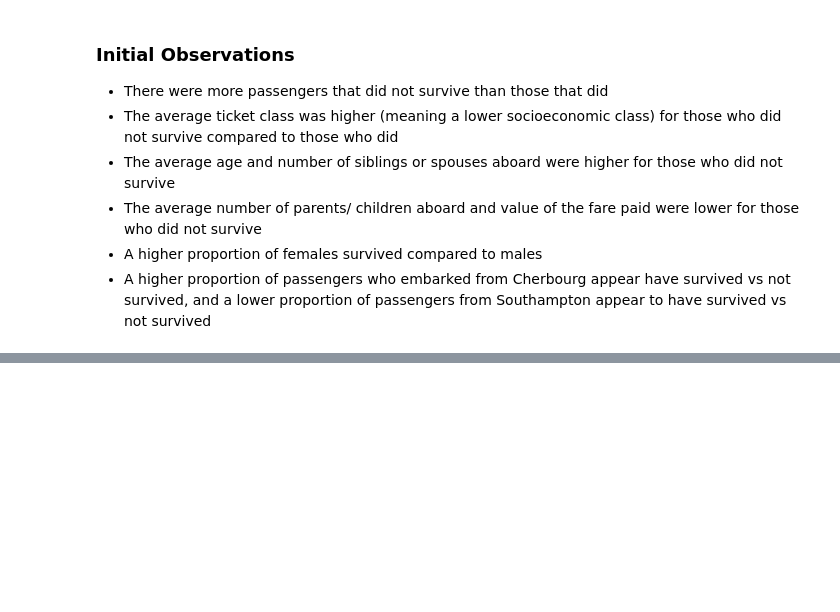
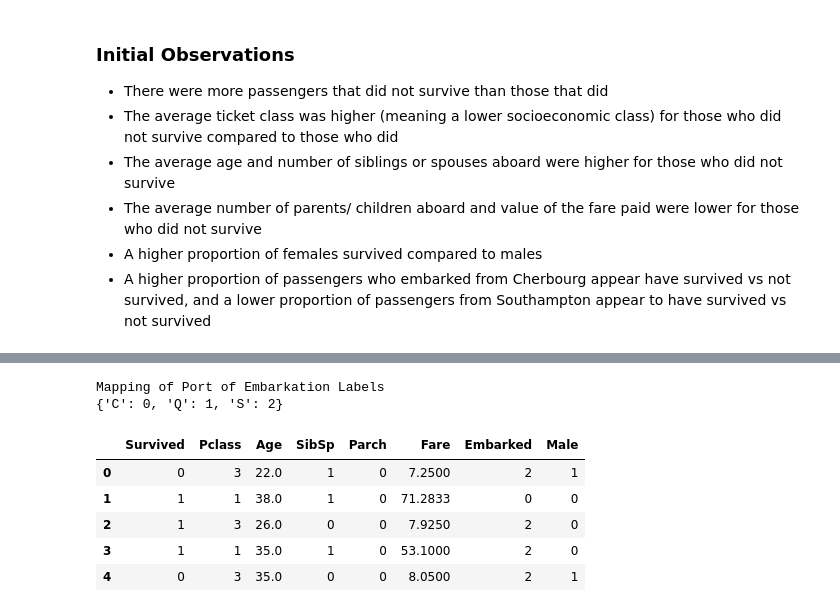
Before and after one commit to abarnes023/titanic-project, a Jupyter notebook: Survival_on_the_Titanic.ipynb, the cells around one changed output, grey strips where cells are left out. Cells and saved outputs as stored; diff of their text form; code cells hidden in the pictures; blank space fills up the shorter version.

```diff
--- a/Survival_on_the_Titanic.ipynb
+++ b/Survival_on_the_Titanic.ipynb
@@ -177,0 +193,18 @@ To analyze the data I will perform a logistic regression on the data, with 'Surv
+# %%
+# Use label encoder to change ports of embarkation to categorical numbers
+le = preprocessing.LabelEncoder()
+le.fit(titanic['Embarked'])
+le_embarked_map = dict(zip(le.classes_, le.transform(le.classes_)))
+print('Mapping of Port of Embarkation Labels')
+print(le_embarked_map)
+titanic['Embarked'] = le.transform(titanic['Embarked'])
+titanic.head()
+# %% [output]
+Mapping of Port of Embarkation Labels
+{'C': 0, 'Q': 1, 'S': 2}
+|  | Survived | Pclass | Age | SibSp | Parch | Fare | Embarked | Male |
+| 0 | 0 | 3 | 22.0 | 1 | 0 | 7.2500 | 2 | 1 |
+| 1 | 1 | 1 | 38.0 | 1 | 0 | 71.2833 | 0 | 0 |
+| 2 | 1 | 3 | 26.0 | 0 | 0 | 7.9250 | 2 | 0 |
+| 3 | 1 | 1 | 35.0 | 1 | 0 | 53.1000 | 2 | 0 |
+| 4 | 0 | 3 | 35.0 | 0 | 0 | 8.0500 | 2 | 1 |
```
Also changed, not shown: parts of 4 cells of this notebook.
